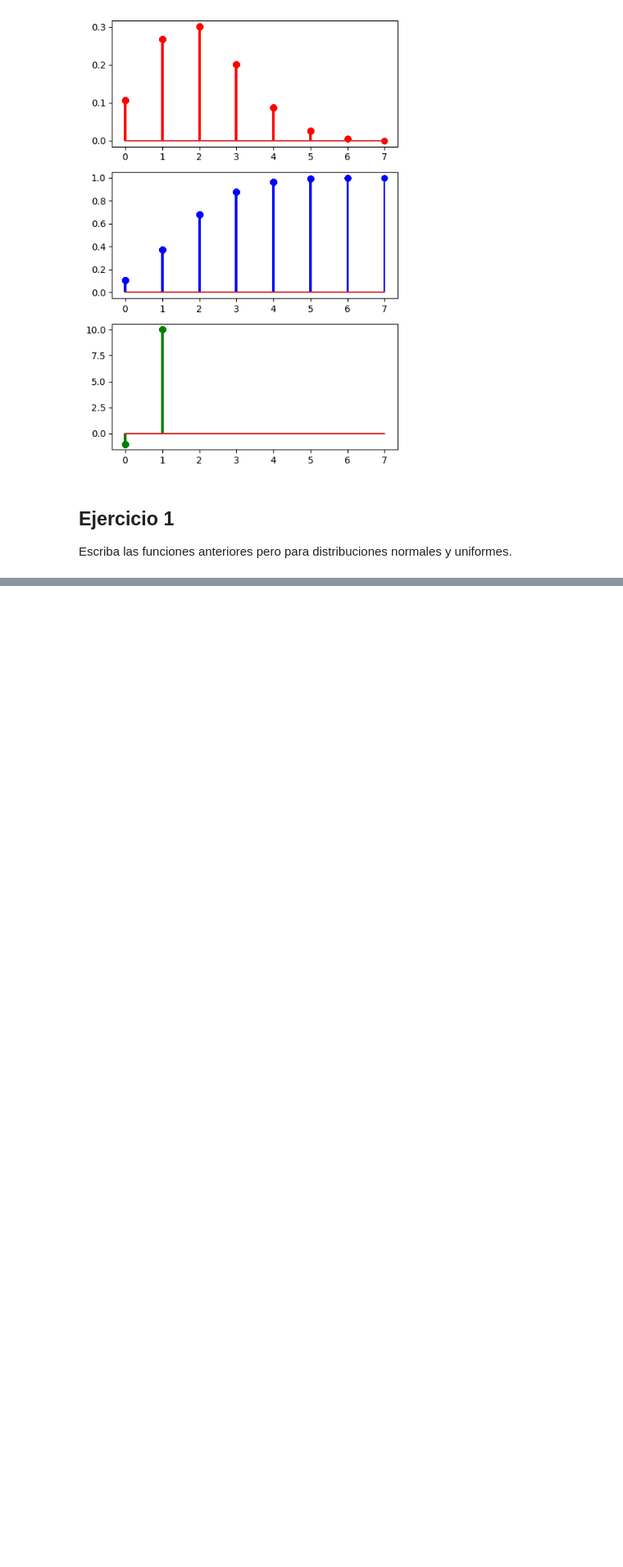
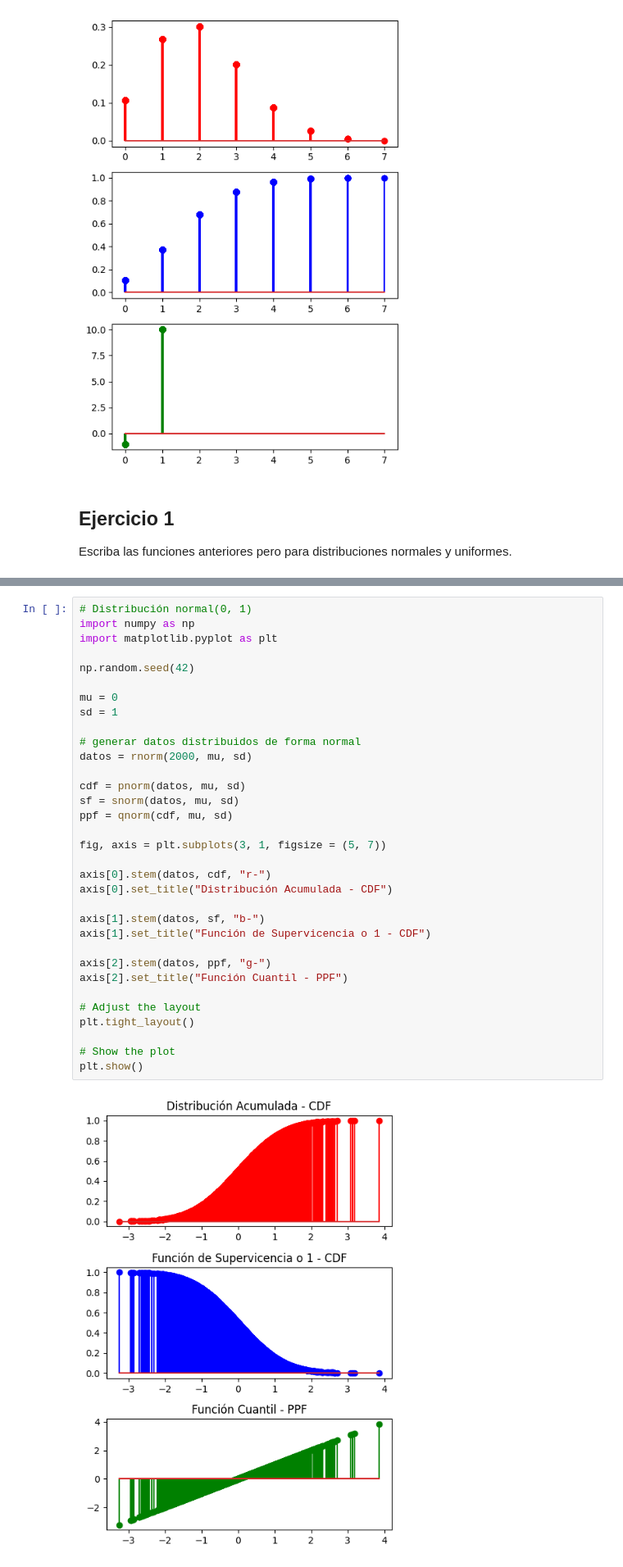
Before and after one commit to wer1ix/probability-distribution-exercises-project-with-python, a Jupyter notebook: notebook/problems.es.ipynb, the cells around one changed output, grey strips where cells are left out. Shown at 82% size. Saved outputs shown, nothing was run; the diff lists cells and outputs as text; blank space fills up the shorter version.

```diff
--- a/notebook/problems.es.ipynb
+++ b/notebook/problems.es.ipynb
@@ -126,3 +124,38 @@ def rnorm(n, mu, sd):
     RVS: Random Variates
     """
     return norm.rvs(loc = mu, scale = sd, size = n)
+# %%
+# Distribución normal(0, 1)
+import numpy as np
+import matplotlib.pyplot as plt
+
+np.random.seed(42)
+
+mu = 0
+sd = 1
+
+# generar datos distribuidos de forma normal
+datos = rnorm(2000, mu, sd)
+
+cdf = pnorm(datos, mu, sd)
+sf = snorm(datos, mu, sd)
+ppf = qnorm(cdf, mu, sd)
+
+fig, axis = plt.subplots(3, 1, figsize = (5, 7))
+
+axis[0].stem(datos, cdf, "r-")
+axis[0].set_title("Distribución Acumulada - CDF")
+
+axis[1].stem(datos, sf, "b-")
+axis[1].set_title("Función de Supervicencia o 1 - CDF")
+
+axis[2].stem(datos, ppf, "g-")
+axis[2].set_title("Función Cuantil - PPF")
+
+# Adjust the layout
+plt.tight_layout()
+
+# Show the plot
+plt.show()
+# %% [output]
+[figure, added]
```
Also changed, not shown: parts of 1 cell of this notebook.
